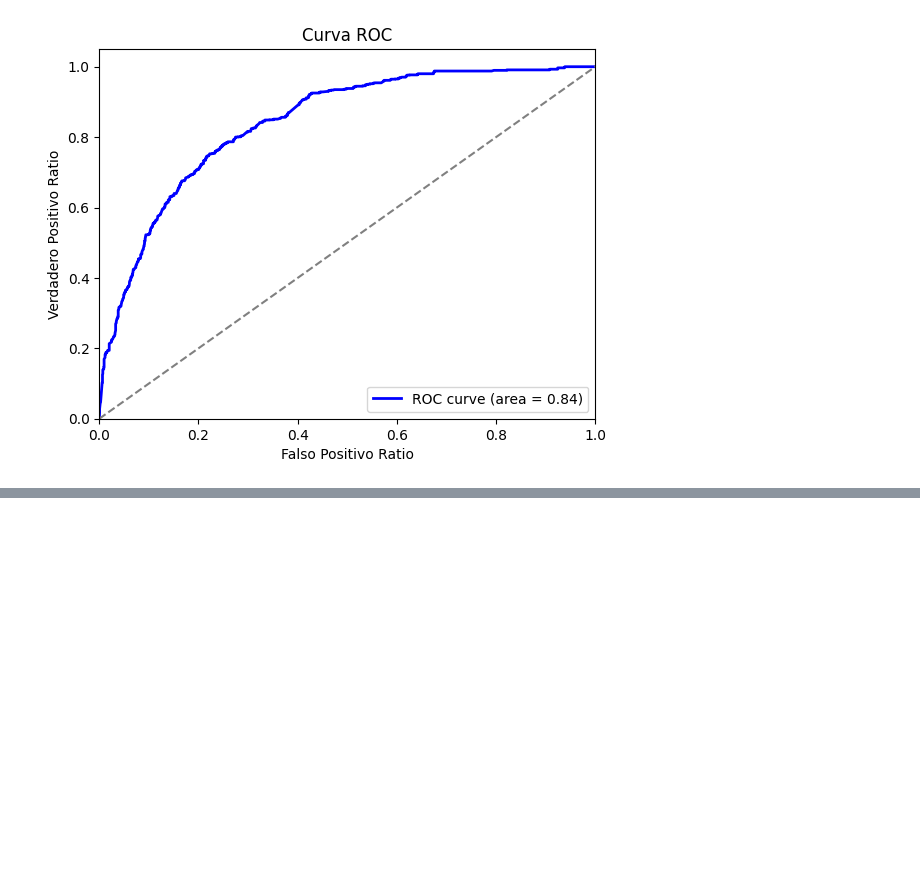
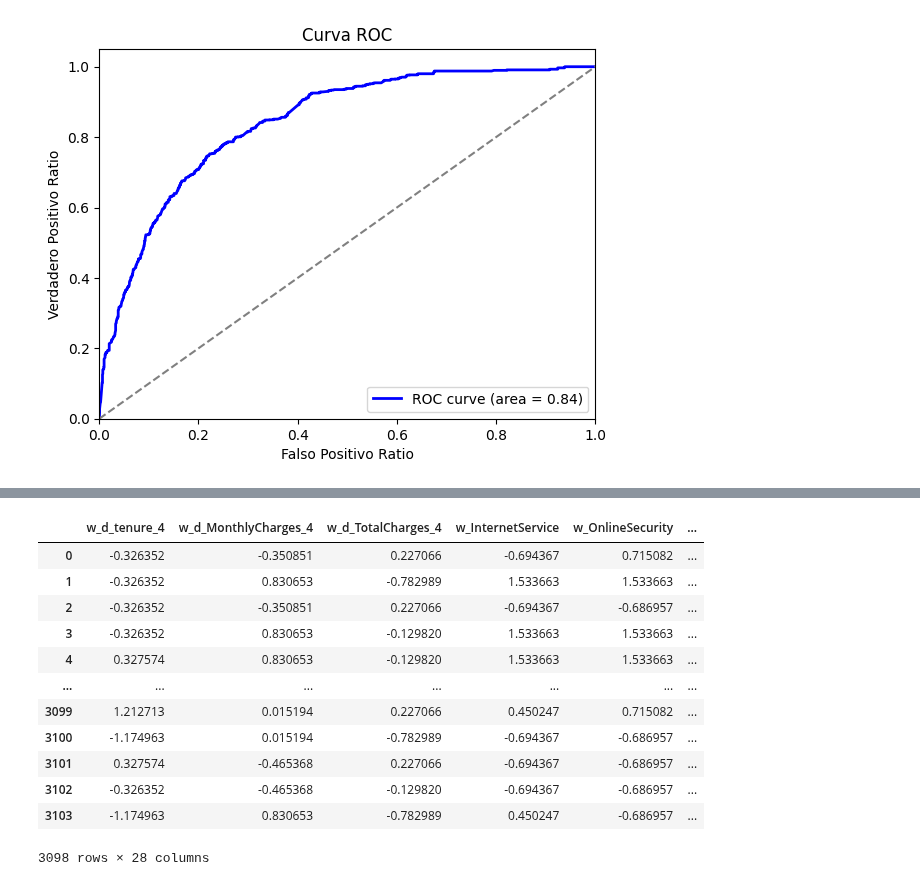
Before and after one commit to 318281029SBH/Escuela, a Jupyter notebook: Prc1LR.ipynb, the cells around one changed output, grey strips where cells are left out. Cells and saved outputs as stored; diff of their text form; code cells hidden in the pictures; blank space fills up the shorter version.

```diff
--- a/Prc1LR.ipynb
+++ b/Prc1LR.ipynb
@@ -468,0 +530,16 @@ plt.show()
+# %%
+tad_test
+# %% [output]
+|  | w_d_tenure_4 | w_d_MonthlyCharges_4 | w_d_TotalCharges_4 | w_InternetService | w_OnlineSecurity | ... |
+| 0 | -0.326352 | -0.350851 | 0.227066 | -0.694367 | 0.715082 | ... |
+| 1 | -0.326352 | 0.830653 | -0.782989 | 1.533663 | 1.533663 | ... |
+| 2 | -0.326352 | -0.350851 | 0.227066 | -0.694367 | -0.686957 | ... |
+| 3 | -0.326352 | 0.830653 | -0.129820 | 1.533663 | 1.533663 | ... |
+| 4 | 0.327574 | 0.830653 | -0.129820 | 1.533663 | 1.533663 | ... |
+| ... | ... | ... | ... | ... | ... | ... |
+| 3099 | 1.212713 | 0.015194 | 0.227066 | 0.450247 | 0.715082 | ... |
+| 3100 | -1.174963 | 0.015194 | -0.782989 | -0.694367 | -0.686957 | ... |
+| 3101 | 0.327574 | -0.465368 | 0.227066 | -0.694367 | -0.686957 | ... |
+| 3102 | -0.326352 | -0.465368 | -0.129820 | -0.694367 | -0.686957 | ... |
+| 3103 | -1.174963 | 0.830653 | -0.782989 | 0.450247 | -0.686957 | ... |
+3098 rows × 28 columns
```
Also changed, not shown: parts of 9 cells of this notebook.
